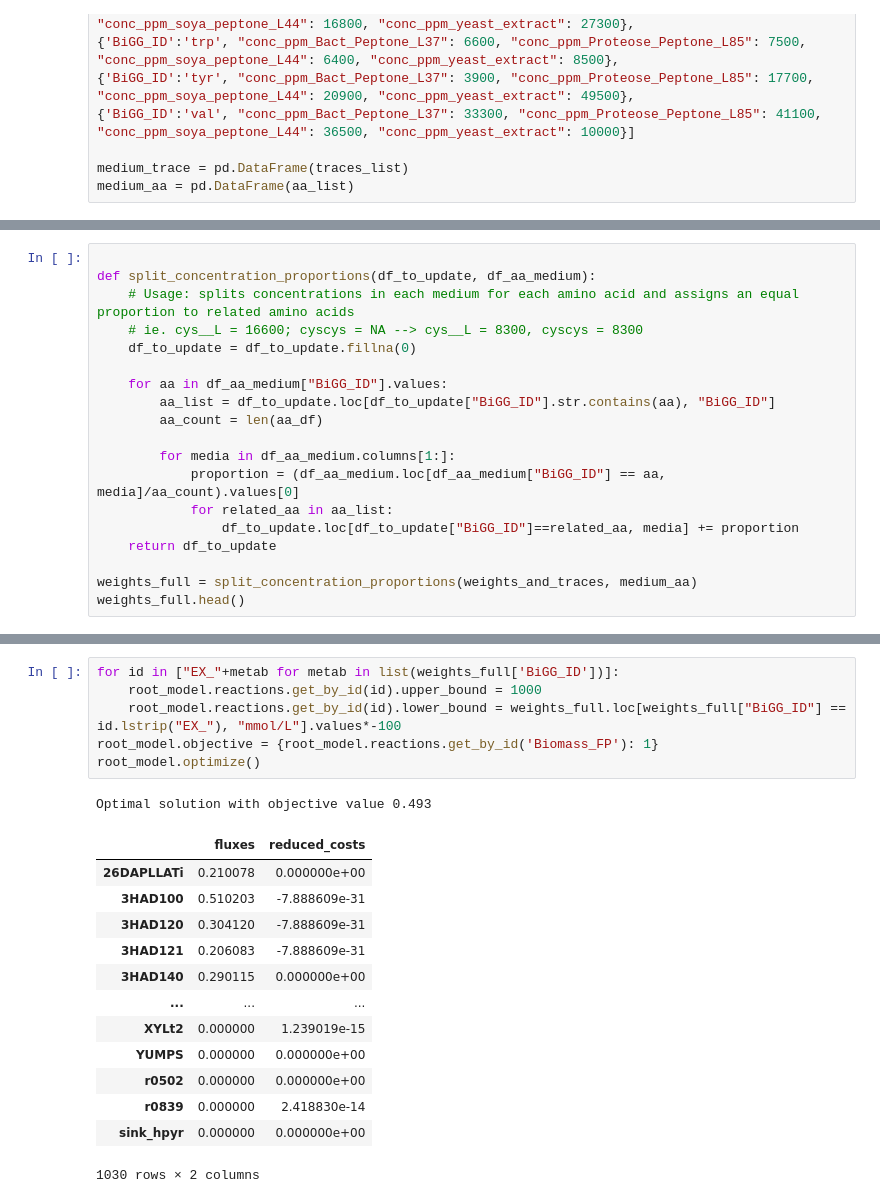
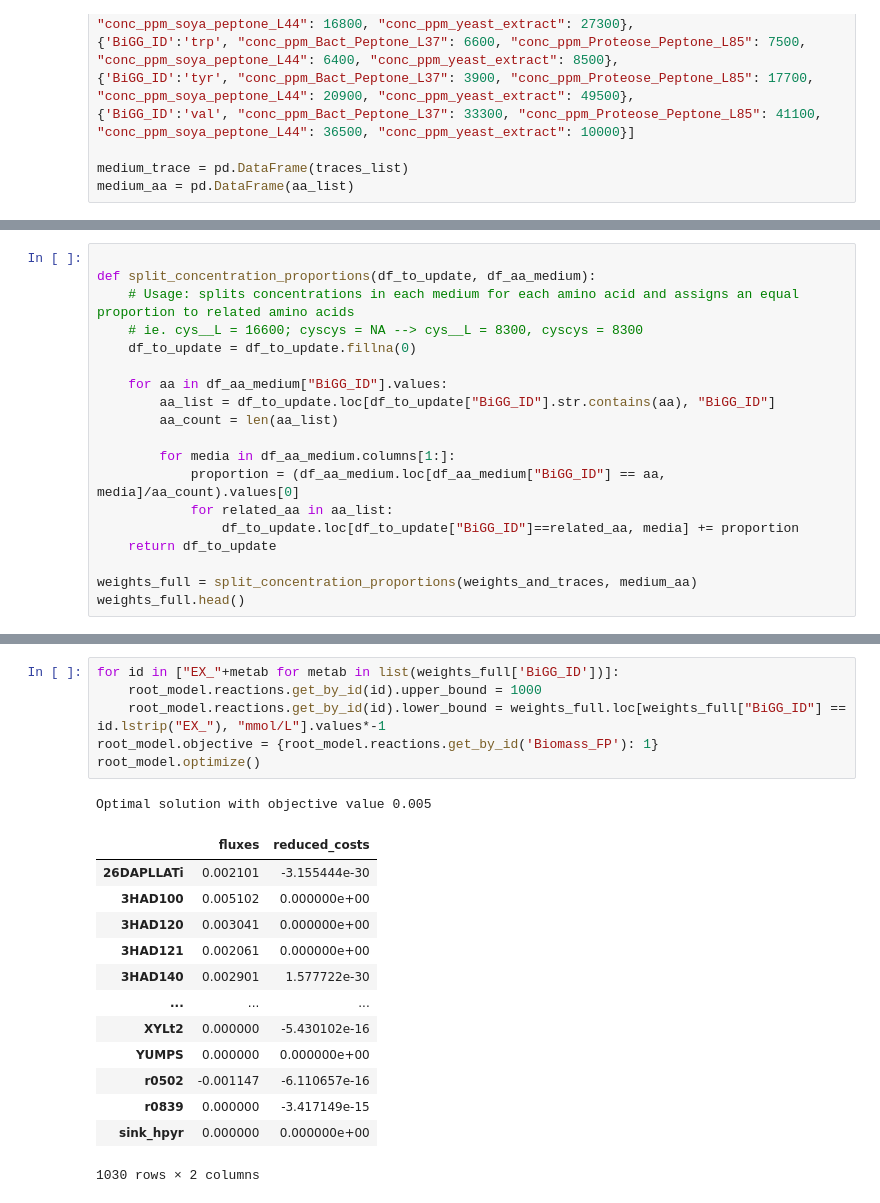
Before and after one commit to PrabJ/Flux_Balance_F_Prausnitzii, a Jupyter notebook: Metabolic_flux_mmcb.ipynb, the cells around one changed output, grey strips where cells are left out. Drawn from its saved outputs; the diff is of its cells as text.

```diff
--- a/Metabolic_flux_mmcb.ipynb
+++ b/Metabolic_flux_mmcb.ipynb
@@ -396,7 +406,7 @@ def split_concentration_proportions(df_to_update, df_aa_medium):
 
     for aa in df_aa_medium["BiGG_ID"].values:
         aa_list = df_to_update.loc[df_to_update["BiGG_ID"].str.contains(aa), "BiGG_ID"]
-        aa_count = len(aa_df)
+        aa_count = len(aa_list)
 
         for media in df_aa_medium.columns[1:]:
             proportion = (df_aa_medium.loc[df_aa_medium["BiGG_ID"] == aa, media]/aa_count).values[0]
@@ -437,21 +497,21 @@ weights_full.head()
 # %%
 for id in ["EX_"+metab for metab in list(weights_full['BiGG_ID'])]:
     root_model.reactions.get_by_id(id).upper_bound = 1000
-    root_model.reactions.get_by_id(id).lower_bound = weights_full.loc[weights_full["BiGG_ID"] == id.lstrip("EX_"), "mmol/L"].values*-100
+    root_model.reactions.get_by_id(id).lower_bound = weights_full.loc[weights_full["BiGG_ID"] == id.lstrip("EX_"), "mmol/L"].values*-1
 root_model.objective = {root_model.reactions.get_by_id('Biomass_FP'): 1}
 root_model.optimize()
 # %% [output]
-Optimal solution with objective value 0.493
+Optimal solution with objective value 0.005
 |  | fluxes | reduced_costs |
-| 26DAPLLATi | 0.210078 | 0.000000e+00 |
-| 3HAD100 | 0.510203 | -7.888609e-31 |
-| 3HAD120 | 0.304120 | -7.888609e-31 |
-| 3HAD121 | 0.206083 | -7.888609e-31 |
-| 3HAD140 | 0.290115 | 0.000000e+00 |
+| 26DAPLLATi | 0.002101 | -3.155444e-30 |
+| 3HAD100 | 0.005102 | 0.000000e+00 |
+| 3HAD120 | 0.003041 | 0.000000e+00 |
+| 3HAD121 | 0.002061 | 0.000000e+00 |
+| 3HAD140 | 0.002901 | 1.577722e-30 |
 | ... | ... | ... |
-| XYLt2 | 0.000000 | 1.239019e-15 |
+| XYLt2 | 0.000000 | -5.430102e-16 |
 | YUMPS | 0.000000 | 0.000000e+00 |
-| r0502 | 0.000000 | 0.000000e+00 |
-| r0839 | 0.000000 | 2.418830e-14 |
+| r0502 | -0.001147 | -6.110657e-16 |
+| r0839 | 0.000000 | -3.417149e-15 |
 | sink_hpyr | 0.000000 | 0.000000e+00 |
 1030 rows × 2 columns
```
Also changed, not shown: parts of 7 cells of this notebook.
